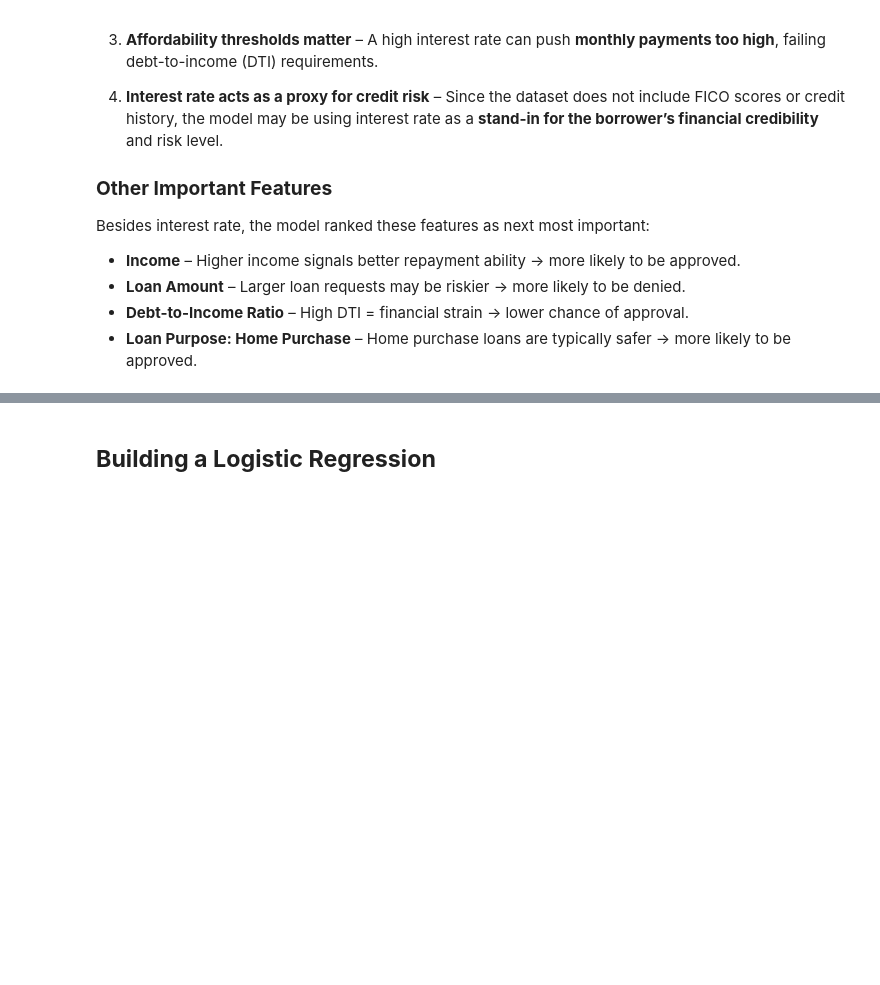
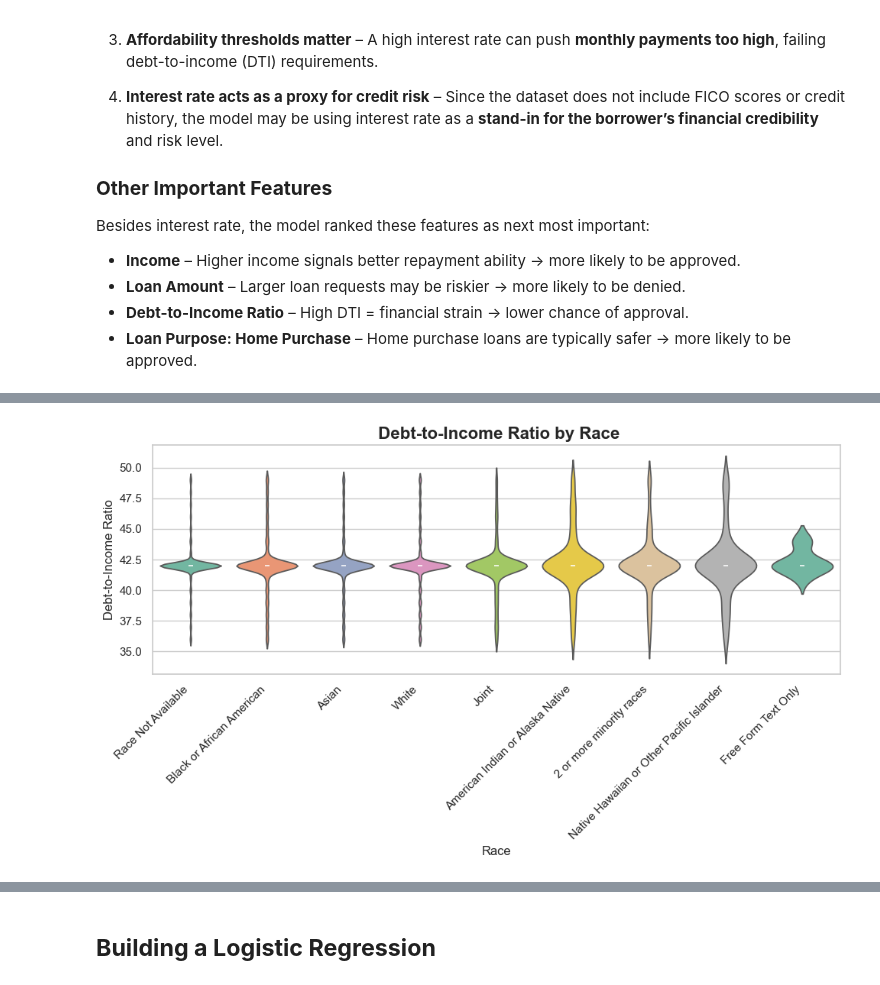
Before and after one commit to dameyer/mads-w-k-d, a Jupyter notebook: Data_780_Project.ipynb, the cells around one changed output, grey strips where cells are left out. Cells and saved outputs as stored; diff of their text form; code cells hidden in the pictures; blank space fills up the shorter version.

```diff
--- a/Data_780_Project.ipynb
+++ b/Data_780_Project.ipynb
@@ -845,0 +1058,25 @@ weighted avg       0.70      0.82      0.74     10936
+# %%
+import warnings
+warnings.filterwarnings("ignore", category=FutureWarning)
+
+# Set the style
+sns.set(style="whitegrid")
+
+# Create violin plot
+plt.figure(figsize=(10, 6))
+sns.violinplot(
+    data=feature_disparities_df,
+    x='derived_race',
+    y='debt_to_income_ratio',
+    palette='Set2'
+)
+
+# Customize
+plt.title(" Debt-to-Income Ratio by Race", fontsize=16, weight='bold')
+plt.ylabel("Debt-to-Income Ratio")
+plt.xlabel("Race")
+plt.xticks(rotation=45, ha='right')
+plt.tight_layout()
+plt.show()
+# %% [output]
+[figure, added]
```
Also changed, not shown: parts of 33 cells of this notebook.
